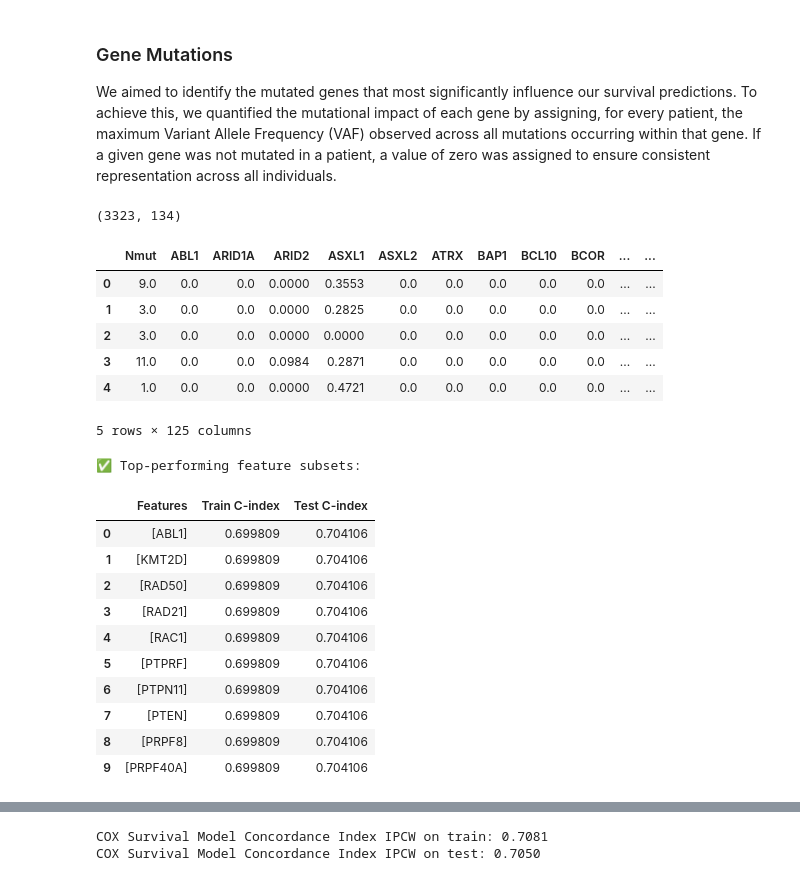
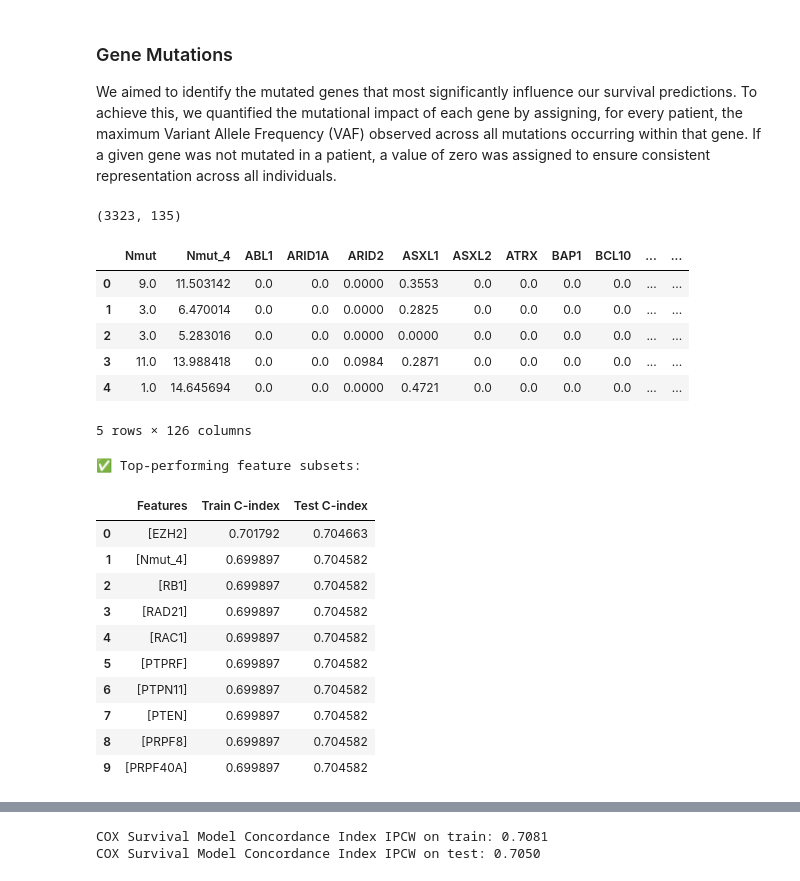
Before and after one commit to grandede-afk/Data-Challenge-Stasc, a Jupyter notebook: test_predictors.ipynb, the cells around one changed output, grey strips where cells are left out. Drawn from its saved outputs; the diff is of its cells as text; code cells hidden in the pictures.

```diff
--- a/test_predictors.ipynb
+++ b/test_predictors.ipynb
@@ -325,3 +325,12 @@ display(results_df.head(10))
 # %% [markdown]
 ### Conclusion
 Nmut appears to work better than Nmut2
+# %%
+maf_df_copy = maf_df.copy()
+
+# Show unique chromosome identifiers
+chr_map = {**{str(i): i for i in range(1, 23)}, "X": 23, "Y": 24, "MT": 25}
+maf_df_copy["CHR"] = maf_df_copy["CHR"].map(chr_map)
+maf_df_copy["CHR"].astype(float)
+maf_df_copy["CHR"] = maf_df_copy["CHR"].fillna(0)
+maf_df_copy["CHR"].unique()
@@ -327,0 +340,18 @@ Nmut appears to work better than Nmut2
+# %%
+# Step 1: Compute weighted mutation burden per patient
+tmp = (
+    maf_df_copy
+    .assign(weighted_effect = maf_df_copy["START"] * maf_df_copy["VAF"] / 1e6) #
+    .groupby("ID", as_index=False)["weighted_effect"]
+    .mean()
+    .rename(columns={"weighted_effect": "Nmut_4"})
+)
+
+# Step 2: Merge with the clinical dataset
+df_5 = (
+    df_2
+    .merge(tmp, on="ID", how="left")
+    .fillna({"Nmut_4": 0})  # patients with no mutations get Nmut = 0
+)
+
+df_5.head()
@@ -434,42 +552,42 @@ If a given gene was not mutated in a patient, a value of zero was assigned to en
 # %%
 # Make a copy of your mutation dataframe
 maf_df_copy = maf_df.copy()
 
 # Ensure proper datatypes
 maf_df_copy["VAF"] = pd.to_numeric(maf_df_copy["VAF"], errors="coerce")
 maf_df_copy["ID"] = maf_df_copy["ID"].astype(str)
 maf_df_copy["GENE"] = maf_df_copy["GENE"].astype(str)
 
 # Step 1️⃣: Pivot to create a matrix of patients (rows) × genes (columns)
 # If a patient has multiple mutations in the same gene, take the max VAF
 gene_matrix = (
     maf_df_copy
     .groupby(["ID", "GENE"])["VAF"]
     .max()                          # use max VAF per gene per patient
     .unstack(fill_value=0)          # convert to wide format
     .reset_index()
 )
 
 # Step 2️⃣: Merge with your clinical dataframe
-df_with_genes = df_2.merge(gene_matrix, on="ID", how="left")
+df_with_genes = df_5.merge(gene_matrix, on="ID", how="left")
 
 # Step 3️⃣: Replace missing values (patients without a given gene mutation)
 df_with_genes = df_with_genes.fillna(0)
 
 # ✅ Now df_with_genes has one column per gene (e.g. TP53, TET2, DNMT3A, etc.)
 # Each value = VAF if mutated, or 0 if not mutated
 print(df_with_genes.shape)
 #df_with_genes.head()
 df_with_genes.iloc[:, 9:].head()
 # %% [output]
-(3323, 134)
+(3323, 135)
-|  | Nmut | ABL1 | ARID1A | ARID2 | ASXL1 | ASXL2 | ATRX | BAP1 | BCL10 | BCOR | ... | ... |
-| 0 | 9.0 | 0.0 | 0.0 | 0.0000 | 0.3553 | 0.0 | 0.0 | 0.0 | 0.0 | 0.0 | ... | ... |
-| 1 | 3.0 | 0.0 | 0.0 | 0.0000 | 0.2825 | 0.0 | 0.0 | 0.0 | 0.0 | 0.0 | ... | ... |
-| 2 | 3.0 | 0.0 | 0.0 | 0.0000 | 0.0000 | 0.0 | 0.0 | 0.0 | 0.0 | 0.0 | ... | ... |
-| 3 | 11.0 | 0.0 | 0.0 | 0.0984 | 0.2871 | 0.0 | 0.0 | 0.0 | 0.0 | 0.0 | ... | ... |
-| 4 | 1.0 | 0.0 | 0.0 | 0.0000 | 0.4721 | 0.0 | 0.0 | 0.0 | 0.0 | 0.0 | ... | ... |
+|  | Nmut | Nmut_4 | ABL1 | ARID1A | ARID2 | ASXL1 | ASXL2 | ATRX | BAP1 | BCL10 | ... | ... |
+| 0 | 9.0 | 11.503142 | 0.0 | 0.0 | 0.0000 | 0.3553 | 0.0 | 0.0 | 0.0 | 0.0 | ... | ... |
+| 1 | 3.0 | 6.470014 | 0.0 | 0.0 | 0.0000 | 0.2825 | 0.0 | 0.0 | 0.0 | 0.0 | ... | ... |
+| 2 | 3.0 | 5.283016 | 0.0 | 0.0 | 0.0000 | 0.0000 | 0.0 | 0.0 | 0.0 | 0.0 | ... | ... |
+| 3 | 11.0 | 13.988418 | 0.0 | 0.0 | 0.0984 | 0.2871 | 0.0 | 0.0 | 0.0 | 0.0 | ... | ... |
+| 4 | 1.0 | 14.645694 | 0.0 | 0.0 | 0.0000 | 0.4721 | 0.0 | 0.0 | 0.0 | 0.0 | ... | ... |
-5 rows × 125 columns
+5 rows × 126 columns
 # %%
 from itertools import combinations
 import pandas as pd
@@ -482,7 +600,8 @@ from sksurv.util import Surv
 results = []
 
 # Merge with the clinical and molecular training dataset
-fixed_features = ['BM_BLAST', 'HB', 'PLT', 'WBC', 'MONOCYTES', 'Nmut','TP53','TET2','SF3B1','CBL']
+fixed_features = ['BM_BLAST', 'HB', 'PLT', 'WBC', 'ANC', 'MONOCYTES', 'Nmut', 'Nmut_4', 'TP53','TET2','SF3B1','CBL']
+#fixed_features = ['BM_BLAST', 'HB', 'PLT', 'WBC', 'MONOCYTES', 'Nmut','TP53','TET2','SF3B1','CBL']
 features_choose = df_with_genes.columns[10:].tolist()
 base_model = CoxnetSurvivalAnalysis()
 
@@ -537,16 +656,16 @@ display(results_df.head(10))
 # %% [output]
 ✅ Top-performing feature subsets:
 |  | Features | Train C-index | Test C-index |
-| 0 | [ABL1] | 0.699809 | 0.704106 |
-| 1 | [KMT2D] | 0.699809 | 0.704106 |
-| 2 | [RAD50] | 0.699809 | 0.704106 |
-| 3 | [RAD21] | 0.699809 | 0.704106 |
-| 4 | [RAC1] | 0.699809 | 0.704106 |
-| 5 | [PTPRF] | 0.699809 | 0.704106 |
-| 6 | [PTPN11] | 0.699809 | 0.704106 |
-| 7 | [PTEN] | 0.699809 | 0.704106 |
-| 8 | [PRPF8] | 0.699809 | 0.704106 |
-| 9 | [PRPF40A] | 0.699809 | 0.704106 |
+| 0 | [EZH2] | 0.701792 | 0.704663 |
+| 1 | [Nmut_4] | 0.699897 | 0.704582 |
+| 2 | [RB1] | 0.699897 | 0.704582 |
+| 3 | [RAD21] | 0.699897 | 0.704582 |
+| 4 | [RAC1] | 0.699897 | 0.704582 |
+| 5 | [PTPRF] | 0.699897 | 0.704582 |
+| 6 | [PTPN11] | 0.699897 | 0.704582 |
+| 7 | [PTEN] | 0.699897 | 0.704582 |
+| 8 | [PRPF8] | 0.699897 | 0.704582 |
+| 9 | [PRPF40A] | 0.699897 | 0.704582 |
 # %%
 maf_df.head(5)
 # %% [output]
```
Also changed, not shown: parts of 12 cells of this notebook, 5 other files.
